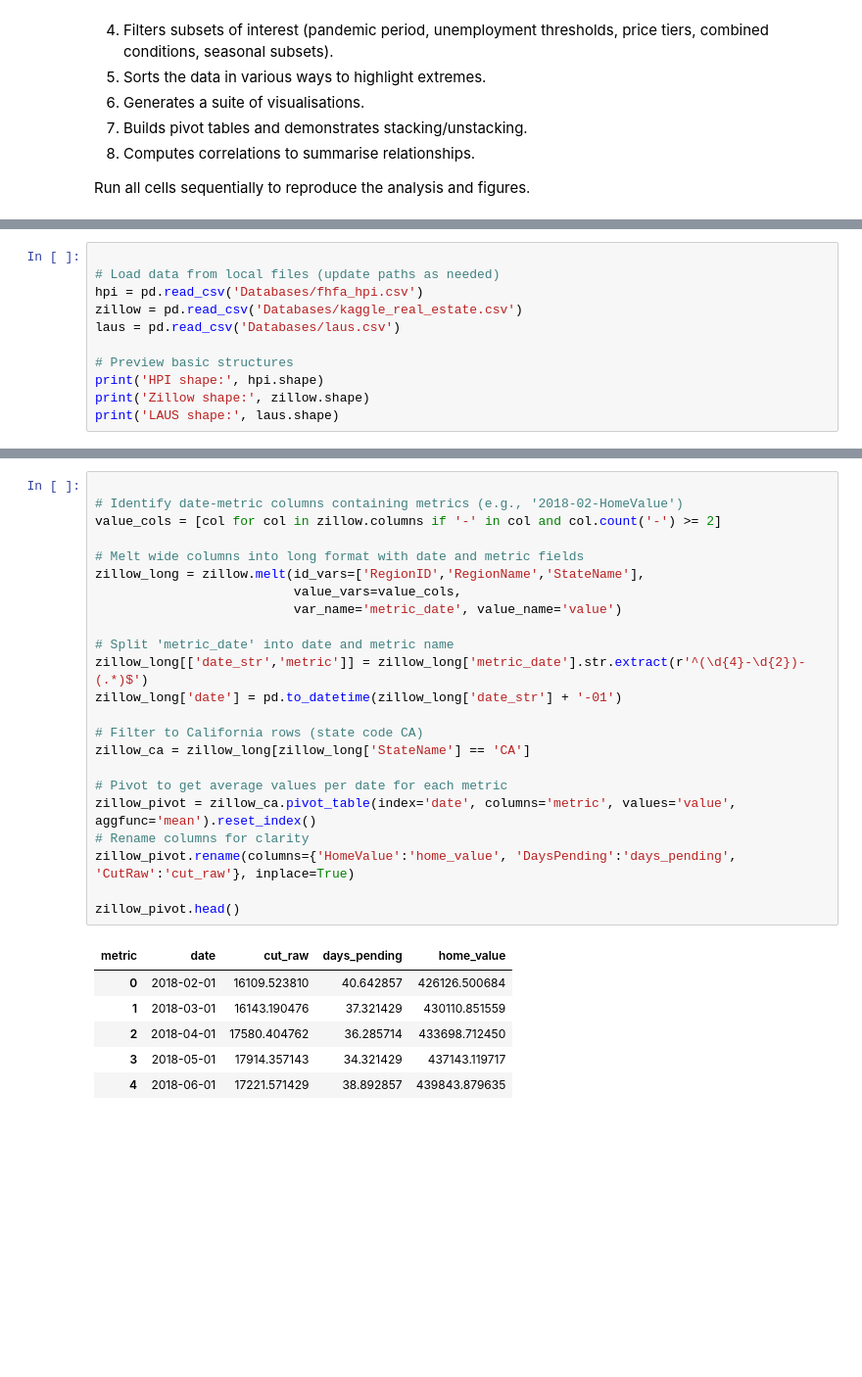
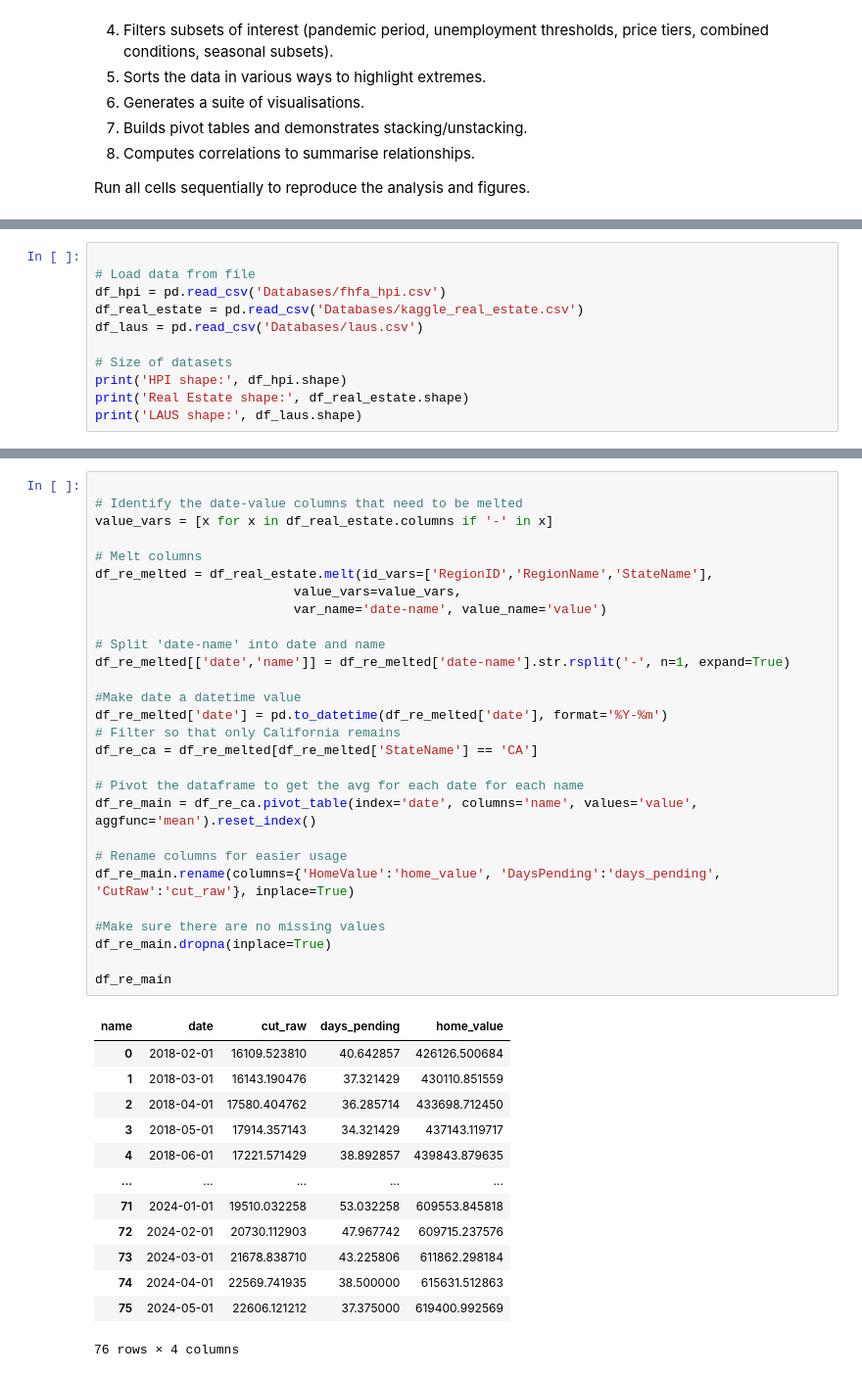
Before and after one commit to MouHuoZheDeRen/CS176Project, a Jupyter notebook: housing_unemployment_analysis.ipynb, the cells around one changed output, grey strips where cells are left out. Shown at 98% size. Saved outputs shown, nothing was run; the diff lists cells and outputs as text; blank space fills up the shorter version.

```diff
--- a/housing_unemployment_analysis.ipynb
+++ b/housing_unemployment_analysis.ipynb
@@ -32,13 +29,13 @@ pd.set_option('display.max_rows', 10)
 # %%
 
-# Load data from local files (update paths as needed)
-hpi = pd.read_csv('Databases/fhfa_hpi.csv')
-zillow = pd.read_csv('Databases/kaggle_real_estate.csv')
-laus = pd.read_csv('Databases/laus.csv')
+# Load data from file
+df_hpi = pd.read_csv('Databases/fhfa_hpi.csv')
+df_real_estate = pd.read_csv('Databases/kaggle_real_estate.csv')
+df_laus = pd.read_csv('Databases/laus.csv')
 
-# Preview basic structures
-print('HPI shape:', hpi.shape)
-print('Zillow shape:', zillow.shape)
-print('LAUS shape:', laus.shape)
+# Size of datasets
+print('HPI shape:', df_hpi.shape)
+print('Real Estate shape:', df_real_estate.shape)
+print('LAUS shape:', df_laus.shape)
 # %% [output]
 HPI shape: (132363, 10)
@@ -64,33 +73,45 @@ hpi_ca.head()
 # %%
 
-# Identify date-metric columns containing metrics (e.g., '2018-02-HomeValue')
-value_cols = [col for col in zillow.columns if '-' in col and col.count('-') >= 2]
+# Identify the date-value columns that need to be melted
+value_vars = [x for x in df_real_estate.columns if '-' in x]
 
-# Melt wide columns into long format with date and metric fields
-zillow_long = zillow.melt(id_vars=['RegionID','RegionName','StateName'],
-                          value_vars=value_cols,
-                          var_name='metric_date', value_name='value')
+# Melt columns
+df_re_melted = df_real_estate.melt(id_vars=['RegionID','RegionName','StateName'],
+                          value_vars=value_vars,
+                          var_name='date-name', value_name='value')
 
-# Split 'metric_date' into date and metric name
-zillow_long[['date_str','metric']] = zillow_long['metric_date'].str.extract(r'^(\d{4}-\d{2})-(.*)$')
-zillow_long['date'] = pd.to_datetime(zillow_long['date_str'] + '-01')
+# Split 'date-name' into date and name
+df_re_melted[['date','name']] = df_re_melted['date-name'].str.rsplit('-', n=1, expand=True)
 
-# Filter to California rows (state code CA)
-zillow_ca = zillow_long[zillow_long['StateName'] == 'CA']
+#Make date a datetime value
+df_re_melted['date'] = pd.to_datetime(df_re_melted['date'], format='%Y-%m')
+# Filter so that only California remains
+df_re_ca = df_re_melted[df_re_melted['StateName'] == 'CA']
 
-# Pivot to get average values per date for each metric
-zillow_pivot = zillow_ca.pivot_table(index='date', columns='metric', values='value', aggfunc='mean').reset_index()
-# Rename columns for clarity
-zillow_pivot.rename(columns={'HomeValue':'home_value', 'DaysPending':'days_pending', 'CutRaw':'cut_raw'}, inplace=True)
+# Pivot the dataframe to get the avg for each date for each name
+df_re_main = df_re_ca.pivot_table(index='date', columns='name', values='value', aggfunc='mean').reset_index()
 
-zillow_pivot.head()
+# Rename columns for easier usage
+df_re_main.rename(columns={'HomeValue':'home_value', 'DaysPending':'days_pending', 'CutRaw':'cut_raw'}, inplace=True)
+
+#Make sure there are no missing values
+df_re_main.dropna(inplace=True)
+
+df_re_main
 # %% [output]
-| metric | date | cut_raw | days_pending | home_value |
+| name | date | cut_raw | days_pending | home_value |
 | 0 | 2018-02-01 | 16109.523810 | 40.642857 | 426126.500684 |
 | 1 | 2018-03-01 | 16143.190476 | 37.321429 | 430110.851559 |
 | 2 | 2018-04-01 | 17580.404762 | 36.285714 | 433698.712450 |
 | 3 | 2018-05-01 | 17914.357143 | 34.321429 | 437143.119717 |
 | 4 | 2018-06-01 | 17221.571429 | 38.892857 | 439843.879635 |
+| ... | ... | ... | ... | ... |
+| 71 | 2024-01-01 | 19510.032258 | 53.032258 | 609553.845818 |
+| 72 | 2024-02-01 | 20730.112903 | 47.967742 | 609715.237576 |
+| 73 | 2024-03-01 | 21678.838710 | 43.225806 | 611862.298184 |
+| 74 | 2024-04-01 | 22569.741935 | 38.500000 | 615631.512863 |
+| 75 | 2024-05-01 | 22606.121212 | 37.375000 | 619400.992569 |
+76 rows × 4 columns
 # %%
 
 # Filter to California state and seasonally adjusted values
```
Also changed, not shown: parts of 17 cells of this notebook, 28 other files.
